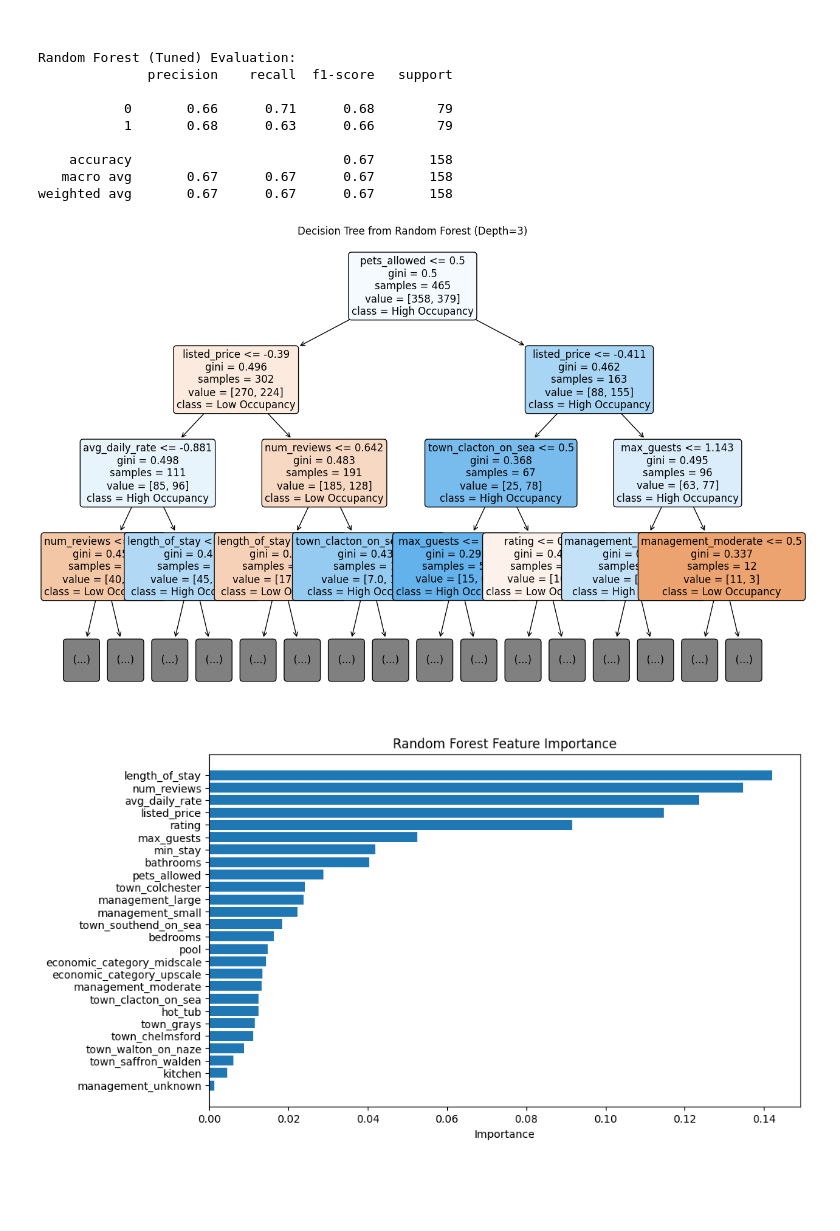
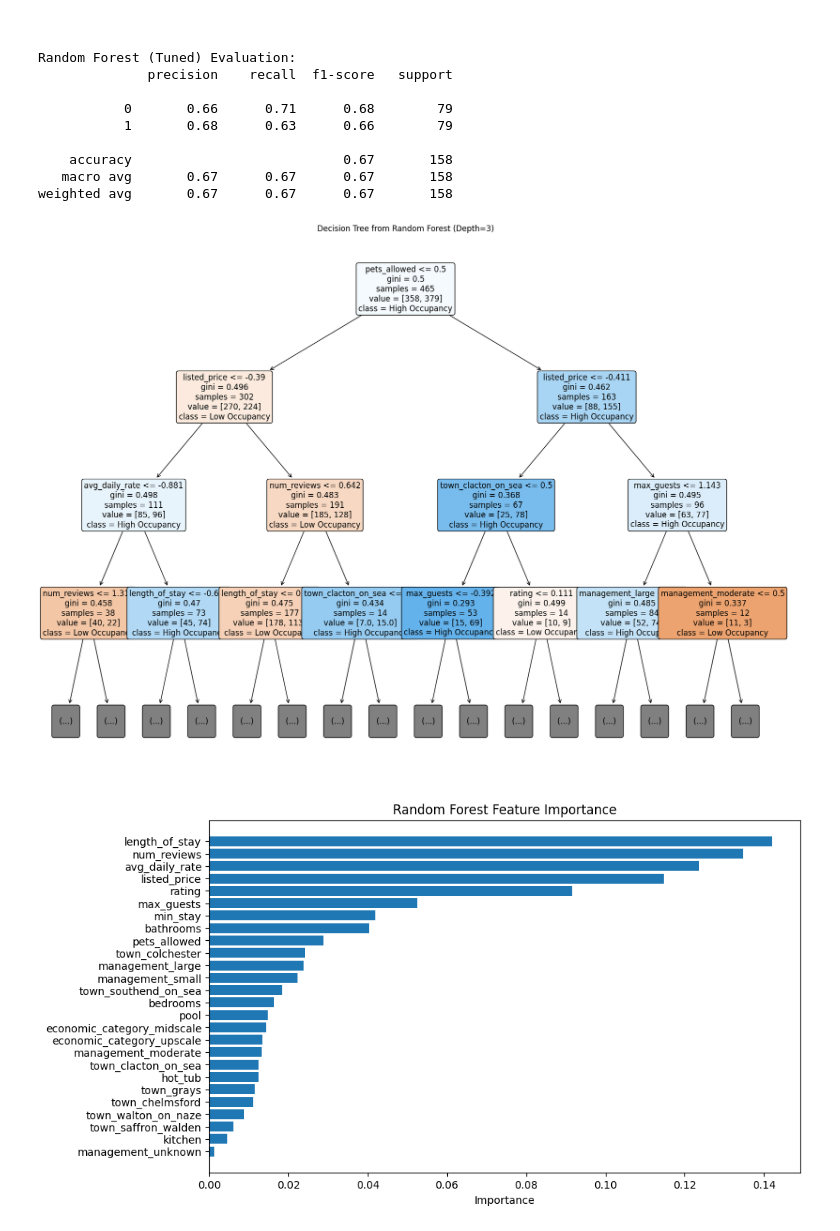
Before and after one commit to AvChilds/serviced_accommodation_ML_project, a Jupyter notebook: masters_assignment_2.ipynb, the cells around one changed output. Cells and saved outputs as stored; diff of their text form; code cells hidden in the pictures; blank space fills up the shorter version.

```diff
--- a/masters_assignment_2.ipynb
+++ b/masters_assignment_2.ipynb
@@ -1476,0 +1445,6 @@ As this is a classification problem,  the following machine learning algorithms
+# %%
+#Building the model
+logreg = LogisticRegression(max_iter=5000, solver='liblinear',random_state=42)
+logreg.fit(X_train, y_train)
+logreg_preds = logreg.predict(X_val)
+logreg_prob = logreg.predict_proba(X_val)[:, 1]
@@ -1588,12 +1554,12 @@ weighted avg       0.67      0.67      0.67       158
 # %%
 single_tree = best_rf.estimators_[0] # Extract a single tree from the Random Forest
 max_depth = 3 # Set the maximum depth for the plot for readability
-plt.figure(figsize=(15, 10))
+plt.figure(figsize=(20, 15))
 plot_tree(single_tree, feature_names=X_train.columns, class_names=['Low Occupancy', 'High Occupancy'], filled=True, rounded=True, fontsize=12, max_depth=max_depth)
 plt.title(f'Decision Tree from Random Forest (Depth={max_depth})')
 plt.show();
 # %% [output]
-[figure, old version]
+[figure, new version]
 # %%
 
 importances = best_rf.feature_importances_
```
Also changed, not shown: parts of 51 cells of this notebook.
